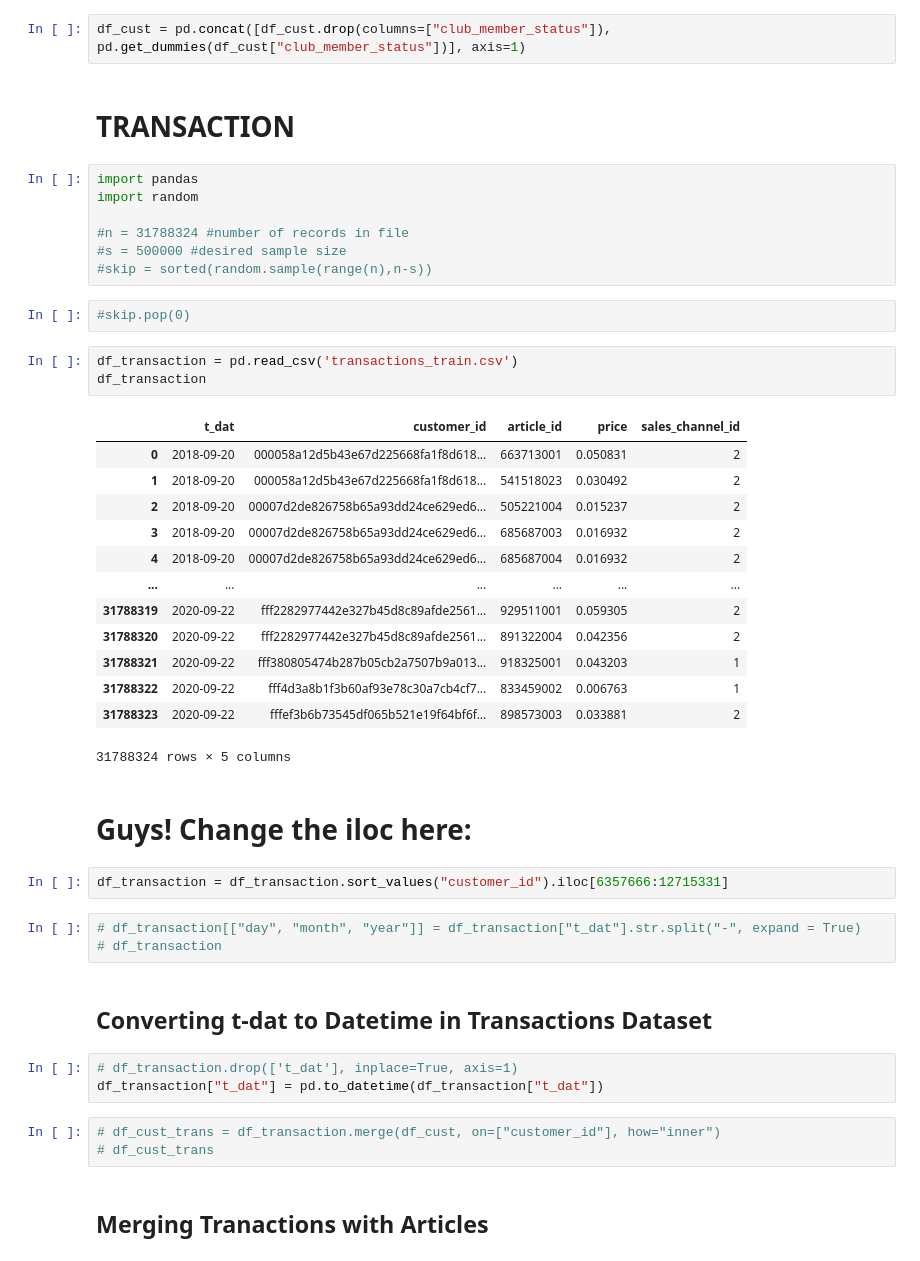
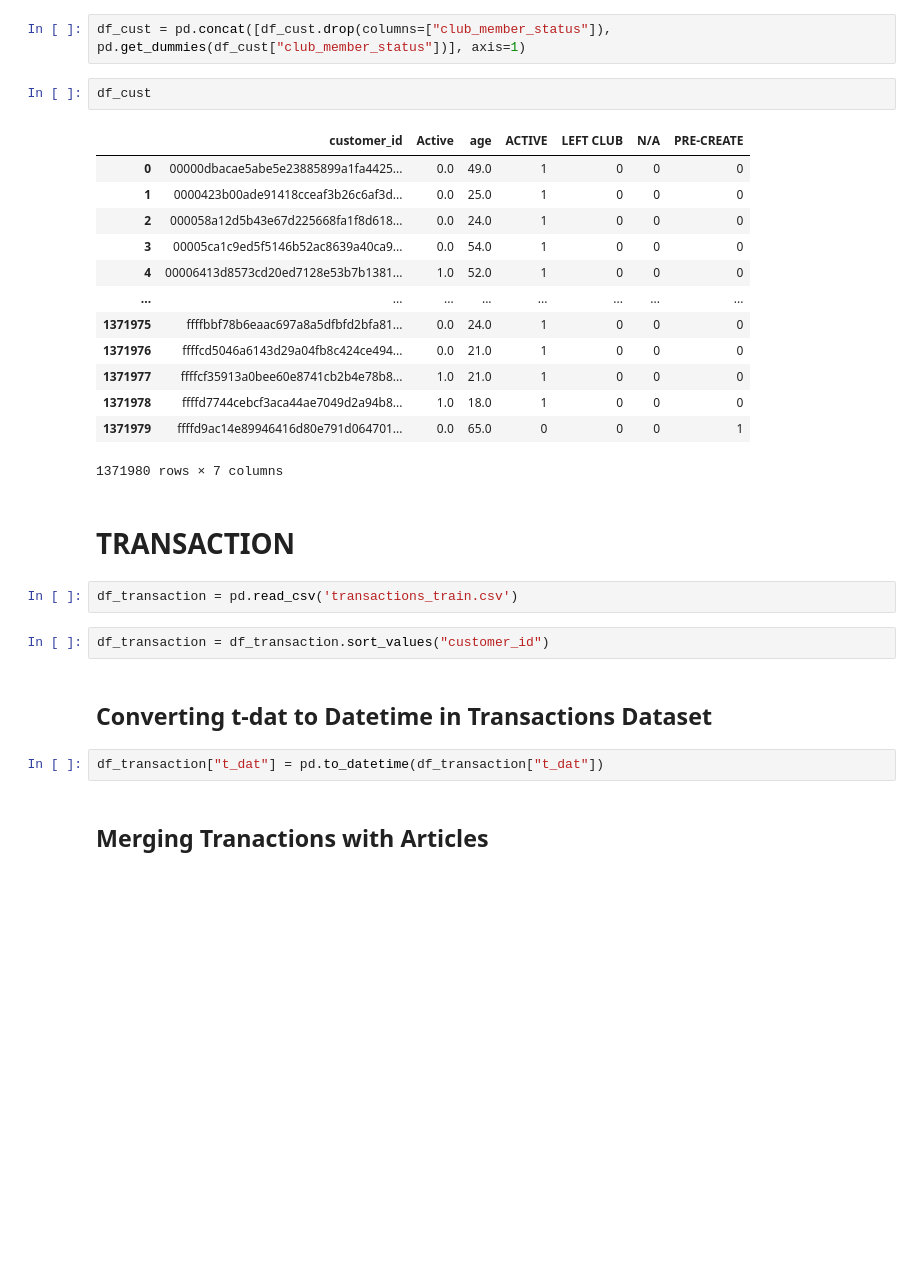
Before and after one commit to mt-cs/Personalized-Fashion-Recommendations, a Jupyter notebook: Feature_Engineering.ipynb, the cells around one changed output. Drawn from its saved outputs; the diff is of its cells as text; blank space fills up the shorter version.

```diff
--- a/Feature_Engineering.ipynb
+++ b/Feature_Engineering.ipynb
@@ -336,49 +336,32 @@ df_cust['Active'] = df_cust['Active'].fillna(0)
 df_cust["age"] = df_cust["age"].fillna(df_cust["age"].mean())
 # %%
 df_cust = pd.concat([df_cust.drop(columns=["club_member_status"]), pd.get_dummies(df_cust["club_member_status"])], axis=1)
+# %%
+df_cust
+# %% [output]
+|  | customer_id | Active | age | ACTIVE | LEFT CLUB | N/A | PRE-CREATE |
+| 0 | 00000dbacae5abe5e23885899a1fa4425... | 0.0 | 49.0 | 1 | 0 | 0 | 0 |
+| 1 | 0000423b00ade91418cceaf3b26c6af3d... | 0.0 | 25.0 | 1 | 0 | 0 | 0 |
+| 2 | 000058a12d5b43e67d225668fa1f8d618... | 0.0 | 24.0 | 1 | 0 | 0 | 0 |
+| 3 | 00005ca1c9ed5f5146b52ac8639a40ca9... | 0.0 | 54.0 | 1 | 0 | 0 | 0 |
+| 4 | 00006413d8573cd20ed7128e53b7b1381... | 1.0 | 52.0 | 1 | 0 | 0 | 0 |
+| ... | ... | ... | ... | ... | ... | ... | ... |
+| 1371975 | ffffbbf78b6eaac697a8a5dfbfd2bfa81... | 0.0 | 24.0 | 1 | 0 | 0 | 0 |
+| 1371976 | ffffcd5046a6143d29a04fb8c424ce494... | 0.0 | 21.0 | 1 | 0 | 0 | 0 |
+| 1371977 | ffffcf35913a0bee60e8741cb2b4e78b8... | 1.0 | 21.0 | 1 | 0 | 0 | 0 |
+| 1371978 | ffffd7744cebcf3aca44ae7049d2a94b8... | 1.0 | 18.0 | 1 | 0 | 0 | 0 |
+| 1371979 | ffffd9ac14e89946416d80e791d064701... | 0.0 | 65.0 | 0 | 0 | 0 | 1 |
+1371980 rows × 7 columns
 # %% [markdown]
 # TRANSACTION
-# %%
-import pandas
-import random
-
-#n = 31788324 #number of records in file
-#s = 500000 #desired sample size
-#skip = sorted(random.sample(range(n),n-s))
-# %%
-#skip.pop(0)
 # %%
 df_transaction = pd.read_csv('transactions_train.csv')
-df_transaction
-# %% [output]
-|  | t_dat | customer_id | article_id | price | sales_channel_id |
-| 0 | 2018-09-20 | 000058a12d5b43e67d225668fa1f8d618... | 663713001 | 0.050831 | 2 |
-| 1 | 2018-09-20 | 000058a12d5b43e67d225668fa1f8d618... | 541518023 | 0.030492 | 2 |
-| 2 | 2018-09-20 | 00007d2de826758b65a93dd24ce629ed6... | 505221004 | 0.015237 | 2 |
-| 3 | 2018-09-20 | 00007d2de826758b65a93dd24ce629ed6... | 685687003 | 0.016932 | 2 |
-| 4 | 2018-09-20 | 00007d2de826758b65a93dd24ce629ed6... | 685687004 | 0.016932 | 2 |
-| ... | ... | ... | ... | ... | ... |
-| 31788319 | 2020-09-22 | fff2282977442e327b45d8c89afde2561... | 929511001 | 0.059305 | 2 |
-| 31788320 | 2020-09-22 | fff2282977442e327b45d8c89afde2561... | 891322004 | 0.042356 | 2 |
-| 31788321 | 2020-09-22 | fff380805474b287b05cb2a7507b9a013... | 918325001 | 0.043203 | 1 |
-| 31788322 | 2020-09-22 | fff4d3a8b1f3b60af93e78c30a7cb4cf7... | 833459002 | 0.006763 | 1 |
-| 31788323 | 2020-09-22 | fffef3b6b73545df065b521e19f64bf6f... | 898573003 | 0.033881 | 2 |
-31788324 rows × 5 columns
-# %% [markdown]
-# Guys! Change the iloc here:
 # %%
-df_transaction = df_transaction.sort_values("customer_id").iloc[6357666:12715331]
+df_transaction = df_transaction.sort_values("customer_id")
-# %%
-# df_transaction[["day", "month", "year"]] = df_transaction["t_dat"].str.split("-", expand = True)
-# df_transaction
 # %% [markdown]
 ## Converting t-dat to Datetime in Transactions Dataset
 # %%
-# df_transaction.drop(['t_dat'], inplace=True, axis=1)
 df_transaction["t_dat"] = pd.to_datetime(df_transaction["t_dat"])
-# %%
-# df_cust_trans = df_transaction.merge(df_cust, on=["customer_id"], how="inner")
-# df_cust_trans
 # %% [markdown]
 ## Merging Tranactions with Articles
 # %%
```
Also changed, not shown: parts of 60 cells of this notebook.
